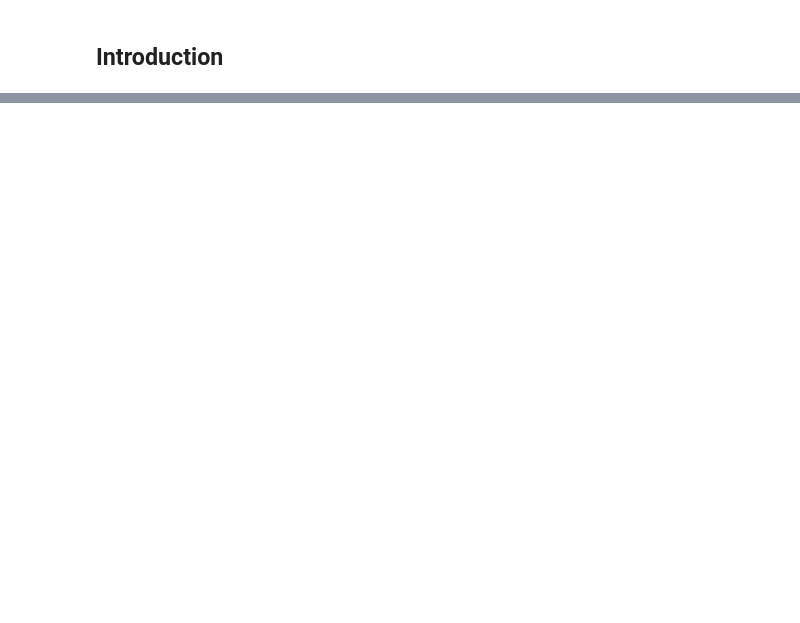
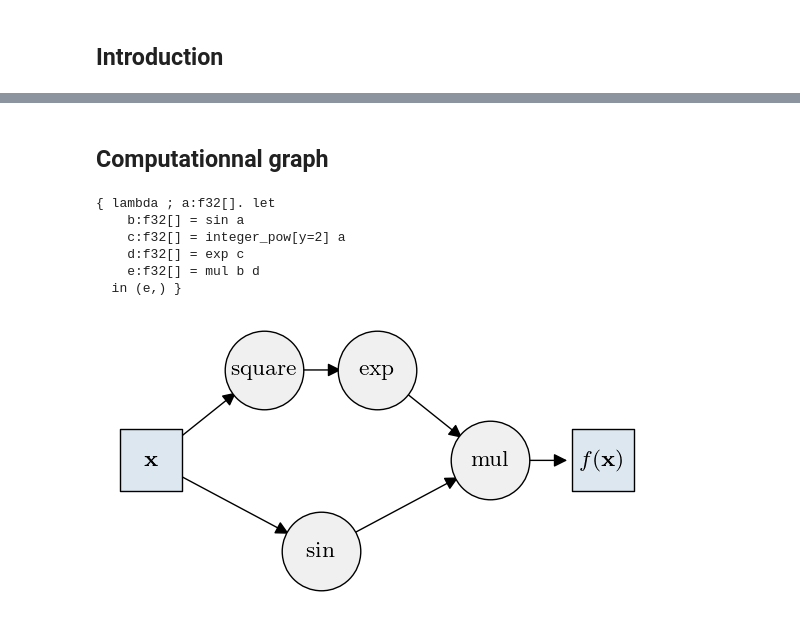
Before and after one commit to bonneted/PhD, a Jupyter notebook: II_PINNs.ipynb, the cells around one changed output, grey strips where cells are left out. Drawn from its saved outputs; the diff is of its cells as text; code cells hidden in the pictures; blank space fills up the shorter version.

```diff
--- a/II_PINNs.ipynb
+++ b/II_PINNs.ipynb
@@ -98,0 +279,56 @@ Fig width: 6.0, set it to 2.00 < 6.34 (A4 with margins) in latex to have a print
+# %% [markdown]
+## Computationnal graph
+# %%
+import matplotlib.pyplot as plt
+from matplotlib.patches import FancyArrowPatch
+import jax
+import jax.numpy as jnp
+
+# Define our function
+def f(x):
+    return jnp.sin(x) * jnp.exp(x**2)
+
+# 1️⃣  Trace the function with JAX
+x0 = 1.0
+jaxpr = jax.make_jaxpr(f)(x0)
+print(jaxpr)
+
+# Node layout and types
+pos = {r"$\mathbf{x}$": (0, 0),
+       "square": (0.5, 0.4),
+       "exp": (1.0, 0.4),
+       "sin": (0.75, -0.4),
+       "mul": (1.5, 0),
+       r"$f(\mathbf{x})$": (2.0, 0)}
+
+types = {r"$\mathbf{x}$": "io", "square": "op", "exp": "op",
+         "sin": "op", "mul": "op", r"$f(\mathbf{x})$": "io"}
+
+edges = [(r"$\mathbf{x}$","square"),("square","exp"),
+         (r"$\mathbf{x}$","sin"),("sin","mul"),("exp","mul"),("mul",r"$f(\mathbf{x})$")]
+
+# Style dictionaries
+colors = {"io": "#DCE7F0", "op": "#F0F0F0"}
+shapes = {"io": "s", "op": "o"}
+sizes  = {"io": 500, "op": 800}
+
+# Plot
+fig, ax = plt.subplots(figsize=(3.5, 2.5), dpi=200)
+for n,(x,y) in pos.items():
+    t = types[n]
+    ax.scatter(x,y,s=sizes[t],c=colors[t],edgecolors="black",
+               marker=shapes[t],zorder=2,linewidths=0.5)
+    ax.text(x,y,n,ha="center",va="center",fontsize=8)
+for s,e in edges:
+    ax.add_patch(FancyArrowPatch(pos[s],pos[e],arrowstyle='-|>',color='black',
+                                 linewidth=0.5,shrinkA=10,shrinkB=13,mutation_scale=10))
+ax.set(xlim=(-0.2,2.2),ylim=(-0.6,0.6),aspect="equal"); ax.axis("off")
+plt.show()
+# %% [output]
+{ lambda ; a:f32[]. let
+    b:f32[] = sin a
+    c:f32[] = integer_pow[y=2] a
+    d:f32[] = exp c
+    e:f32[] = mul b d
+  in (e,) }
+[figure, added]
```
Also changed, not shown: parts of 16 cells of this notebook, 13 other files.
